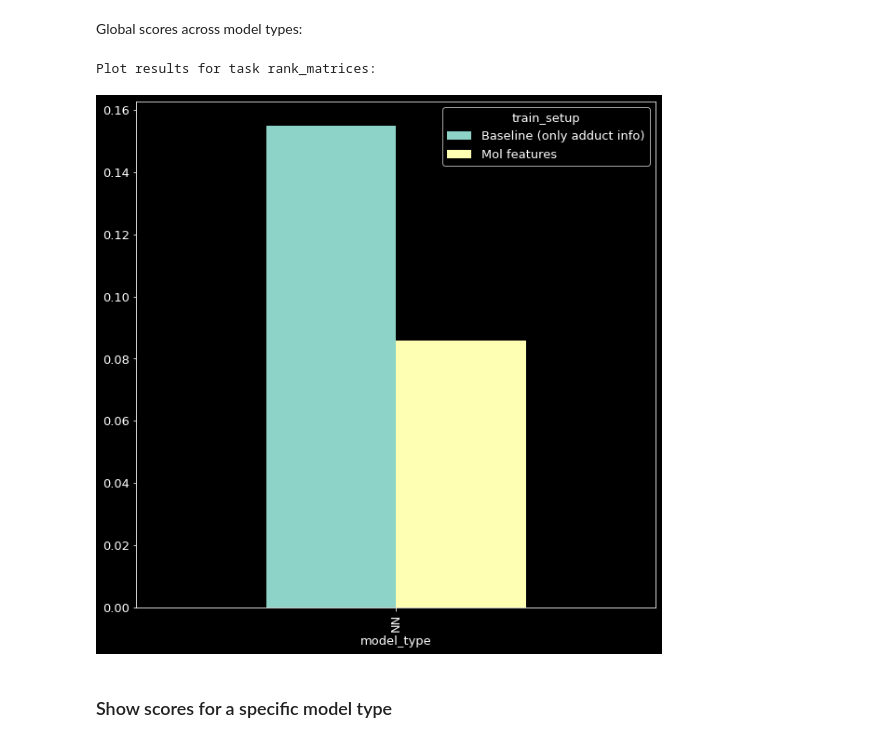
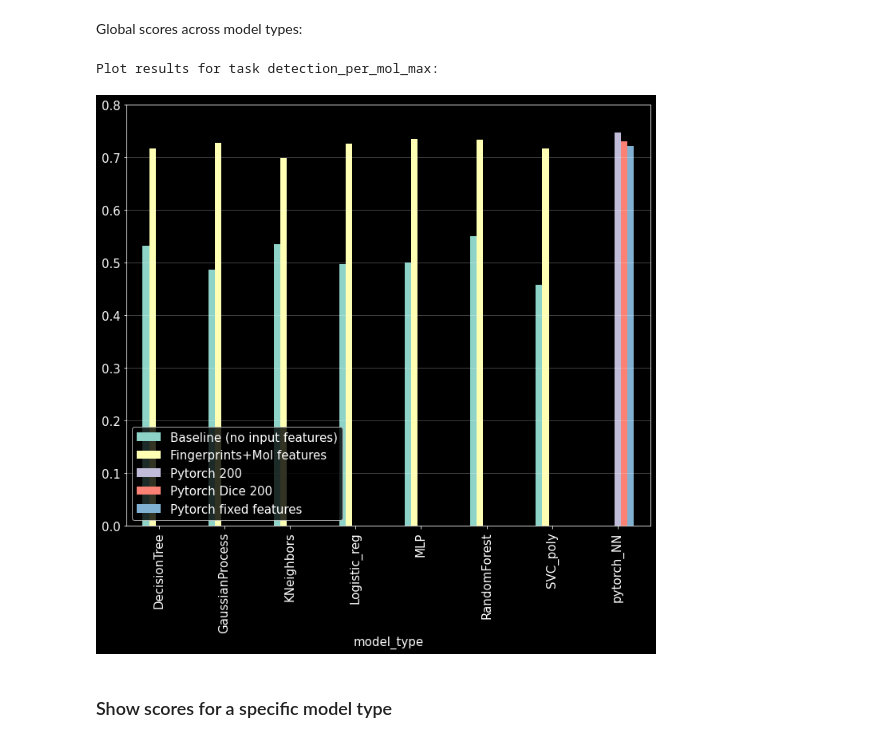
Before and after one commit to alexandrovteam/predicting-APMALDI-response, a Jupyter notebook: notebooks/eval_models.ipynb, the cells around one changed output. Cells and saved outputs as stored; diff of their text form; code cells hidden in the pictures.

```diff
--- a/notebooks/eval_models.ipynb
+++ b/notebooks/eval_models.ipynb
@@ -230,12 +332,21 @@ Plot results for task rank_matrices:
 # %% [markdown]
 Global scores across model types:
-# %%
-if not EVAL_FEAT_SEL:
-    print(f"Plot results for task {TASK_TYPE}:")
-    model_metrics_global.set_index(["model_type", "train_setup"], drop=True)[metric].unstack("train_setup").plot.bar(figsize=(10,10))
-# %% [output]
-Plot results for task rank_matrices:
-[figure, removed]
+# %%
+if not EVAL_FEAT_SEL:
+    plt.rcParams.update({'font.size': 15})
+    fig, ax = plt.subplots(ncols=1,nrows=1, figsize= (10, 10))
+    print(f"Plot results for task {TASK_NAME}:")
+    model_metrics_global.set_index(["model_type", "train_setup"], drop=True)[metric].unstack("train_setup").plot.bar(ax=ax)
+    ax.legend(loc="lower left")
+    ylims = [0.1*round(lim/0.1) for lim in ax.get_ylim()]
+    ax.set_yticks(np.arange(ylims[0], ylims[1]+0.1, 0.1))
+    ax.grid(visible=True, alpha=0.3, axis='y')
+    plt.tight_layout()
+    plt.show()
+    fig.savefig(plots_dir / f"scores_global.pdf")
+# %% [output]
+Plot results for task detection_per_mol_max:
+[figure, added]
 # %% [markdown]
 ### Show scores for a specific model type
 # %%
```
Also changed, not shown: parts of 36 cells of this notebook, 4 other files.
